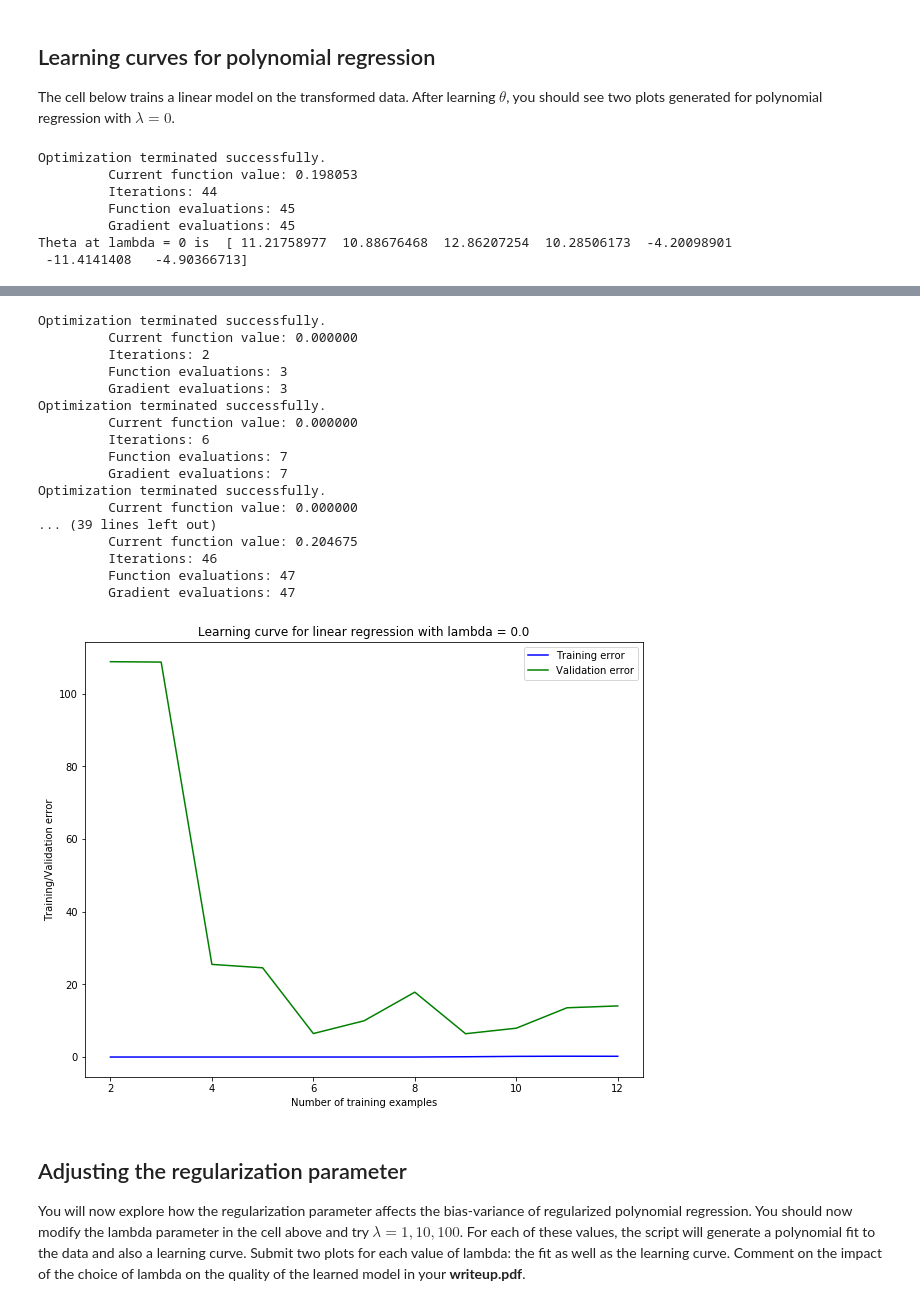
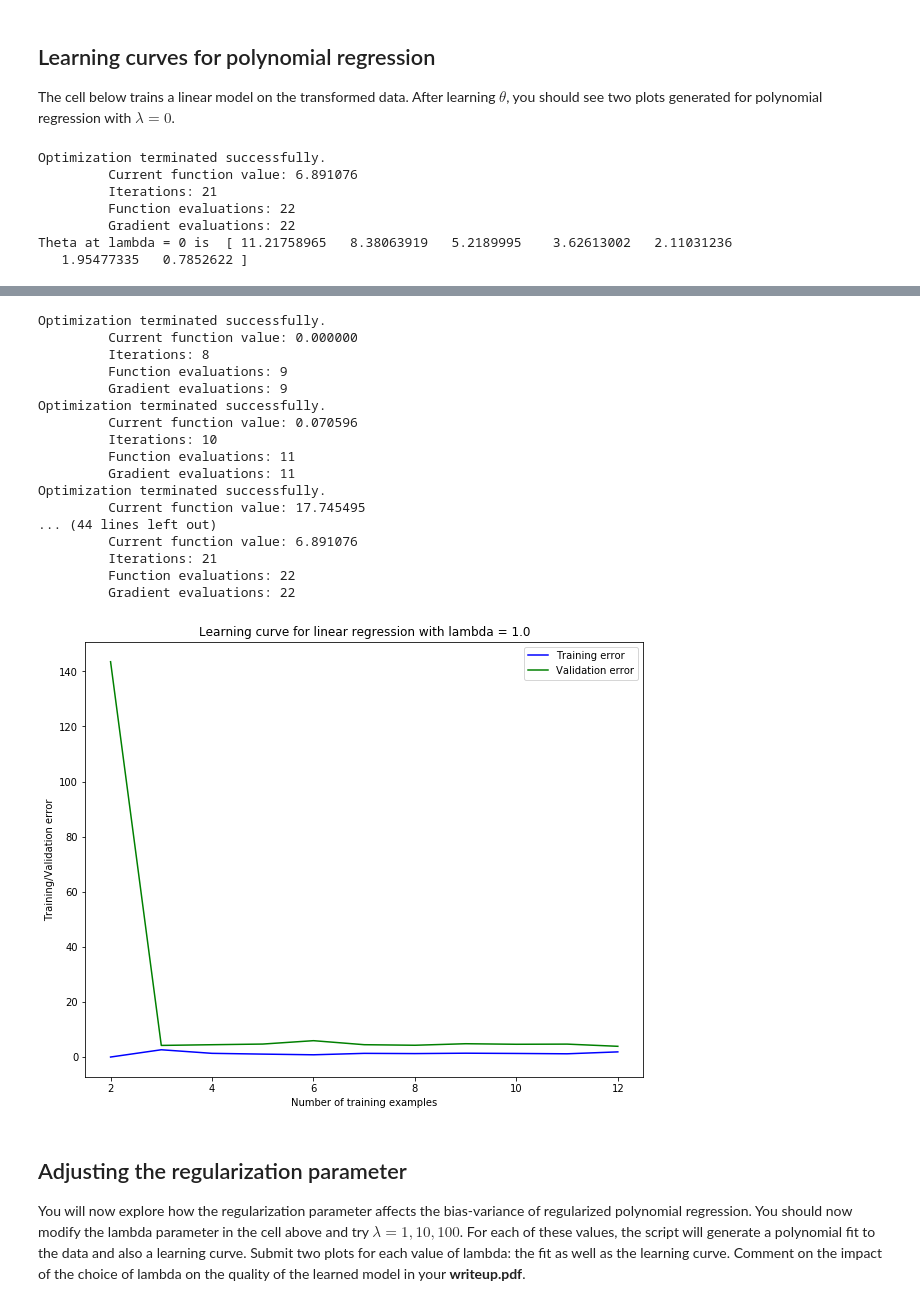
Before and after one commit to aureole-420/machine-learning, a Jupyter notebook: hw1/part2/ex2.ipynb, the cells around one changed output, grey strips where cells are left out. Cells and saved outputs as stored; diff of their text form; code cells hidden in the pictures.

```diff
--- a/hw1/part2/ex2.ipynb
+++ b/hw1/part2/ex2.ipynb
@@ -226,7 +228,7 @@ XX_poly_val = np.vstack([np.ones((X_poly_val.shape[0],)),X_poly_val.T]).T
 The cell below trains a linear model on the transformed data. After learning $\theta$, you should see two plots
 generated for polynomial regression with $\lambda= 0$.
 # %%
-reg = 0.0
+reg = 1.0
 reglinear_reg2 = RegularizedLinearReg_SquaredLoss()
 theta_opt1 = reglinear_reg1.train(XX_poly,y,reg=reg,num_iters=10000)
 print 'Theta at lambda = 0 is ', theta_opt1
@@ -246,9 +248,9 @@ plot_utils.plot_learning_curve(error_train,error_val,reg)
 plt.show()
 # %% [output]
 Optimization terminated successfully.
-         Current function value: 0.198053
-         Iterations: 44
-         Function evaluations: 45
-         Gradient evaluations: 45
-Theta at lambda = 0 is  [ 11.21758977  10.88676468  12.86207254  10.28506173  -4.20098901
- -11.4141408   -4.90366713]
+         Current function value: 6.891076
+         Iterations: 21
+         Function evaluations: 22
+         Gradient evaluations: 22
+Theta at lambda = 0 is  [ 11.21758965   8.38063919   5.2189995    3.62613002   2.11031236
+   1.95477335   0.7852622 ]
@@ -256,21 +258,21 @@ Theta at lambda = 0 is  [ 11.21758977  10.88676468  12.86207254  10.28506173  -4
 Optimization terminated successfully.
          Current function value: 0.000000
-         Iterations: 2
-         Function evaluations: 3
-         Gradient evaluations: 3
+         Iterations: 8
+         Function evaluations: 9
+         Gradient evaluations: 9
 Optimization terminated successfully.
-         Current function value: 0.000000
-         Iterations: 6
-         Function evaluations: 7
-         Gradient evaluations: 7
+         Current function value: 0.070596
+         Iterations: 10
+         Function evaluations: 11
+         Gradient evaluations: 11
 Optimization terminated successfully.
-         Current function value: 0.000000
-... (39 lines left out)
-         Current function value: 0.204675
-         Iterations: 46
-         Function evaluations: 47
-         Gradient evaluations: 47
+         Current function value: 17.745495
+... (44 lines left out)
+         Current function value: 6.891076
+         Iterations: 21
+         Function evaluations: 22
+         Gradient evaluations: 22
-[figure, old version]
+[figure, new version]
 # %% [markdown]
 ## Adjusting the regularization parameter
 You will now explore how the regularization parameter
```
Also changed, not shown: parts of 4 cells of this notebook, 3 other files.
